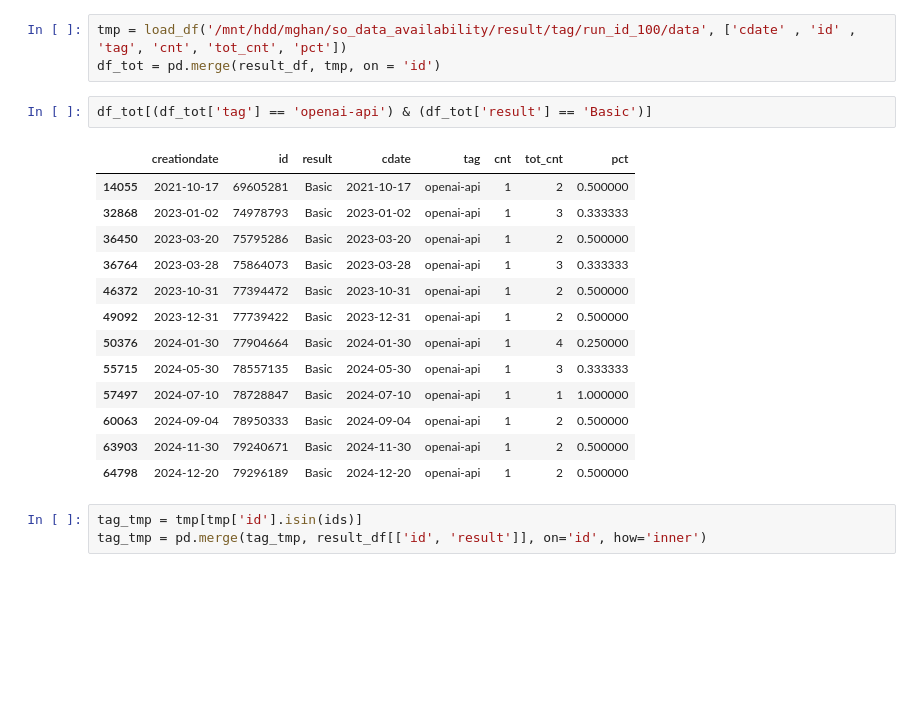
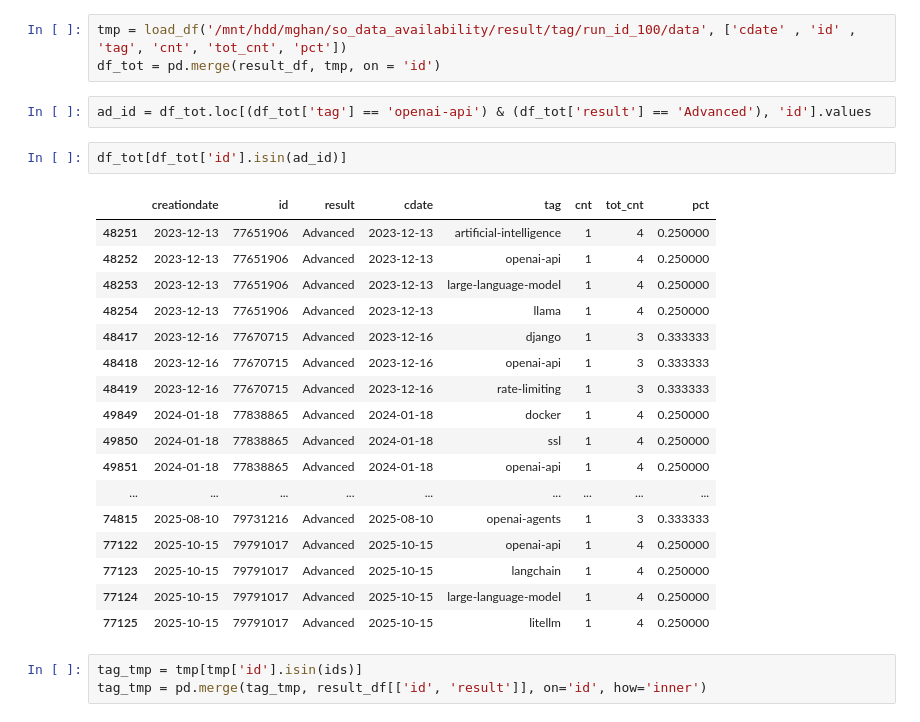
Before and after one commit to myokyunghan/so_difficulty_measure, a Jupyter notebook: figure/Fig3_network.ipynb, the cells around one changed output. Cells and saved outputs as stored; diff of their text form; blank space fills up the shorter version.

```diff
--- a/figure/Fig3_network.ipynb
+++ b/figure/Fig3_network.ipynb
@@ -51,21 +51,27 @@ result_df['result'] = result_df['result'].apply(lambda x: 'Basic' if x == "<Diff
 tmp = load_df('/mnt/hdd/mghan/so_data_availability/result/tag/run_id_100/data', ['cdate' , 'id' , 'tag', 'cnt', 'tot_cnt', 'pct'])
 df_tot = pd.merge(result_df, tmp, on = 'id')
 # %%
-df_tot[(df_tot['tag'] == 'openai-api') & (df_tot['result'] == 'Basic')]
+ad_id = df_tot.loc[(df_tot['tag'] == 'openai-api') & (df_tot['result'] == 'Advanced'), 'id'].values
-# %% [output]
-|  | creationdate | id | result | cdate | tag | cnt | tot_cnt | pct |
-| 14055 | 2021-10-17 | 69605281 | Basic | 2021-10-17 | openai-api | 1 | 2 | 0.500000 |
-| 32868 | 2023-01-02 | 74978793 | Basic | 2023-01-02 | openai-api | 1 | 3 | 0.333333 |
-| 36450 | 2023-03-20 | 75795286 | Basic | 2023-03-20 | openai-api | 1 | 2 | 0.500000 |
-| 36764 | 2023-03-28 | 75864073 | Basic | 2023-03-28 | openai-api | 1 | 3 | 0.333333 |
-| 46372 | 2023-10-31 | 77394472 | Basic | 2023-10-31 | openai-api | 1 | 2 | 0.500000 |
-| 49092 | 2023-12-31 | 77739422 | Basic | 2023-12-31 | openai-api | 1 | 2 | 0.500000 |
-| 50376 | 2024-01-30 | 77904664 | Basic | 2024-01-30 | openai-api | 1 | 4 | 0.250000 |
-| 55715 | 2024-05-30 | 78557135 | Basic | 2024-05-30 | openai-api | 1 | 3 | 0.333333 |
-| 57497 | 2024-07-10 | 78728847 | Basic | 2024-07-10 | openai-api | 1 | 1 | 1.000000 |
-| 60063 | 2024-09-04 | 78950333 | Basic | 2024-09-04 | openai-api | 1 | 2 | 0.500000 |
-| 63903 | 2024-11-30 | 79240671 | Basic | 2024-11-30 | openai-api | 1 | 2 | 0.500000 |
-| 64798 | 2024-12-20 | 79296189 | Basic | 2024-12-20 | openai-api | 1 | 2 | 0.500000 |
+# %%
+df_tot[df_tot['id'].isin(ad_id)]
+# %% [output]
+|  | creationdate | id | result | cdate | tag | cnt | tot_cnt | pct |
+| 48251 | 2023-12-13 | 77651906 | Advanced | 2023-12-13 | artificial-intelligence | 1 | 4 | 0.250000 |
+| 48252 | 2023-12-13 | 77651906 | Advanced | 2023-12-13 | openai-api | 1 | 4 | 0.250000 |
+| 48253 | 2023-12-13 | 77651906 | Advanced | 2023-12-13 | large-language-model | 1 | 4 | 0.250000 |
+| 48254 | 2023-12-13 | 77651906 | Advanced | 2023-12-13 | llama | 1 | 4 | 0.250000 |
+| 48417 | 2023-12-16 | 77670715 | Advanced | 2023-12-16 | django | 1 | 3 | 0.333333 |
+| 48418 | 2023-12-16 | 77670715 | Advanced | 2023-12-16 | openai-api | 1 | 3 | 0.333333 |
+| 48419 | 2023-12-16 | 77670715 | Advanced | 2023-12-16 | rate-limiting | 1 | 3 | 0.333333 |
+| 49849 | 2024-01-18 | 77838865 | Advanced | 2024-01-18 | docker | 1 | 4 | 0.250000 |
+| 49850 | 2024-01-18 | 77838865 | Advanced | 2024-01-18 | ssl | 1 | 4 | 0.250000 |
+| 49851 | 2024-01-18 | 77838865 | Advanced | 2024-01-18 | openai-api | 1 | 4 | 0.250000 |
+| ... | ... | ... | ... | ... | ... | ... | ... | ... |
+| 74815 | 2025-08-10 | 79731216 | Advanced | 2025-08-10 | openai-agents | 1 | 3 | 0.333333 |
+| 77122 | 2025-10-15 | 79791017 | Advanced | 2025-10-15 | openai-api | 1 | 4 | 0.250000 |
+| 77123 | 2025-10-15 | 79791017 | Advanced | 2025-10-15 | langchain | 1 | 4 | 0.250000 |
+| 77124 | 2025-10-15 | 79791017 | Advanced | 2025-10-15 | large-language-model | 1 | 4 | 0.250000 |
+| 77125 | 2025-10-15 | 79791017 | Advanced | 2025-10-15 | litellm | 1 | 4 | 0.250000 |
 # %%
 tag_tmp = tmp[tmp['id'].isin(ids)]
 tag_tmp = pd.merge(tag_tmp, result_df[['id', 'result']], on='id', how='inner')
```
Also changed, not shown: parts of 11 cells of this notebook, 34 other files.
